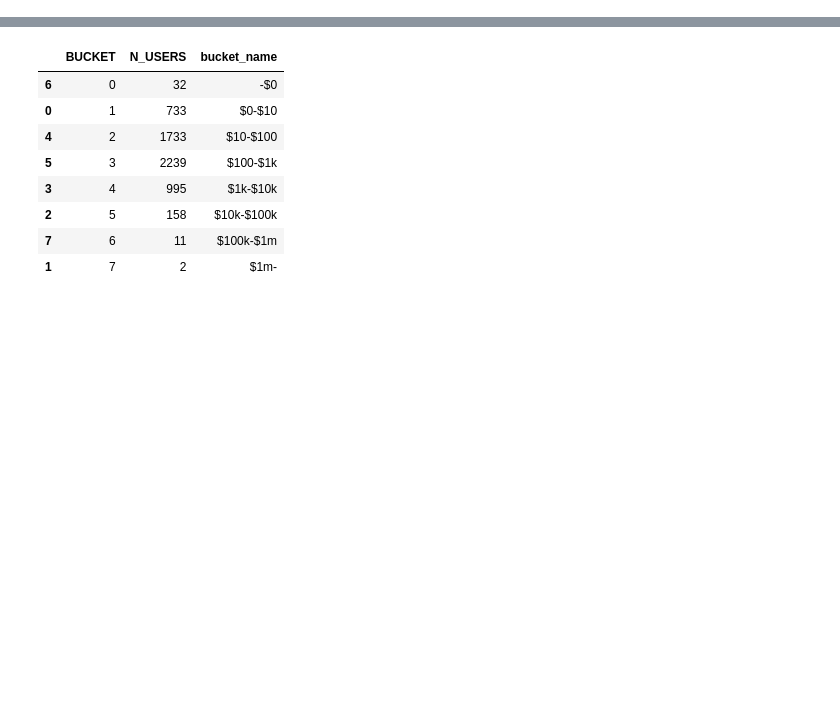
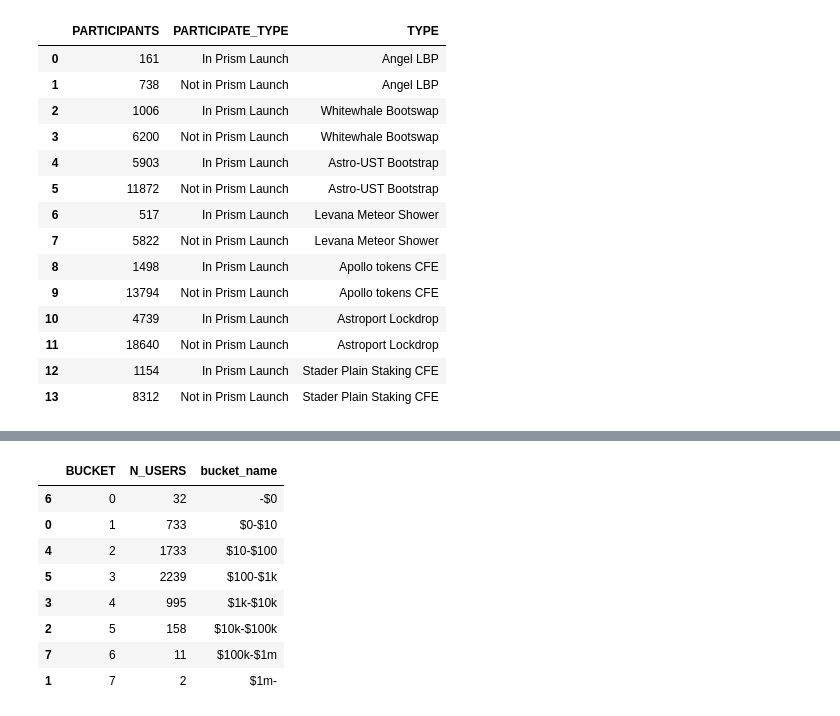
Before and after one commit to IncioMan/on-chain-data-analysis, a Jupyter notebook: prism_launch/Prism launch.ipynb, the cells around one changed output, grey strips where cells are left out. Cells and saved outputs as stored; diff of their text form; code cells hidden in the pictures; blank space fills up the shorter version.

```diff
--- a/prism_launch/Prism launch.ipynb
+++ b/prism_launch/Prism launch.ipynb
@@ -38,3 +40,24 @@ deposits_bucket_df = claim(deposits_bucket)
 # %%
 hourly_stats = '520fb3b6-a968-4742-bf0a-31cbb67b6b05'
 hourly_stats_df = claim(hourly_stats)
+# %%
+prev_launches = '22bf0295-9733-46d6-ab98-1cb753552c6b'
+prev_launches_df = claim(prev_launches)
+# %%
+prev_launches_df
+# %% [output]
+|  | PARTICIPANTS | PARTICIPATE_TYPE | TYPE |
+| 0 | 161 | In Prism Launch | Angel LBP |
+| 1 | 738 | Not in Prism Launch | Angel LBP |
+| 2 | 1006 | In Prism Launch | Whitewhale Bootswap |
+| 3 | 6200 | Not in Prism Launch | Whitewhale Bootswap |
+| 4 | 5903 | In Prism Launch | Astro-UST Bootstrap |
+| 5 | 11872 | Not in Prism Launch | Astro-UST Bootstrap |
+| 6 | 517 | In Prism Launch | Levana Meteor Shower |
+| 7 | 5822 | Not in Prism Launch | Levana Meteor Shower |
+| 8 | 1498 | In Prism Launch | Apollo tokens CFE |
+| 9 | 13794 | Not in Prism Launch | Apollo tokens CFE |
+| 10 | 4739 | In Prism Launch | Astroport Lockdrop |
+| 11 | 18640 | Not in Prism Launch | Astroport Lockdrop |
+| 12 | 1154 | In Prism Launch | Stader Plain Staking CFE |
+| 13 | 8312 | Not in Prism Launch | Stader Plain Staking CFE |
```
Also changed, not shown: parts of 4 cells of this notebook, 1 other file.
